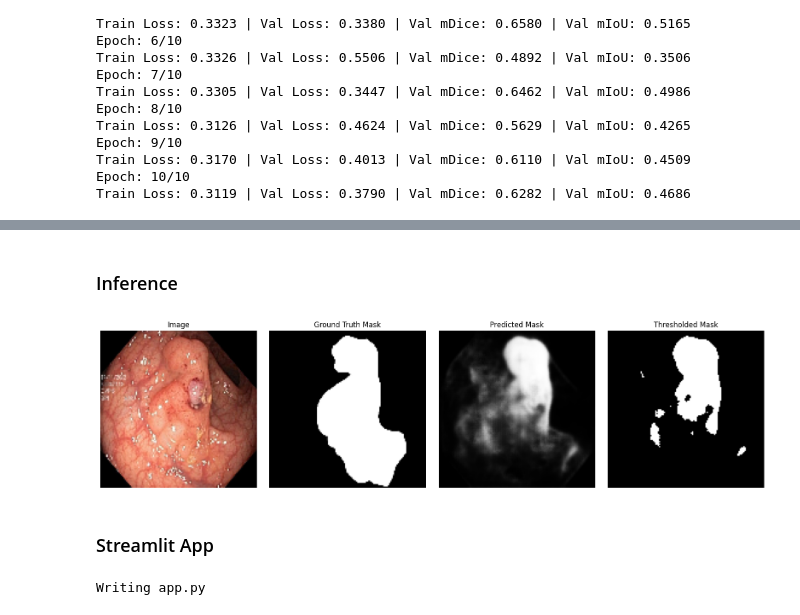
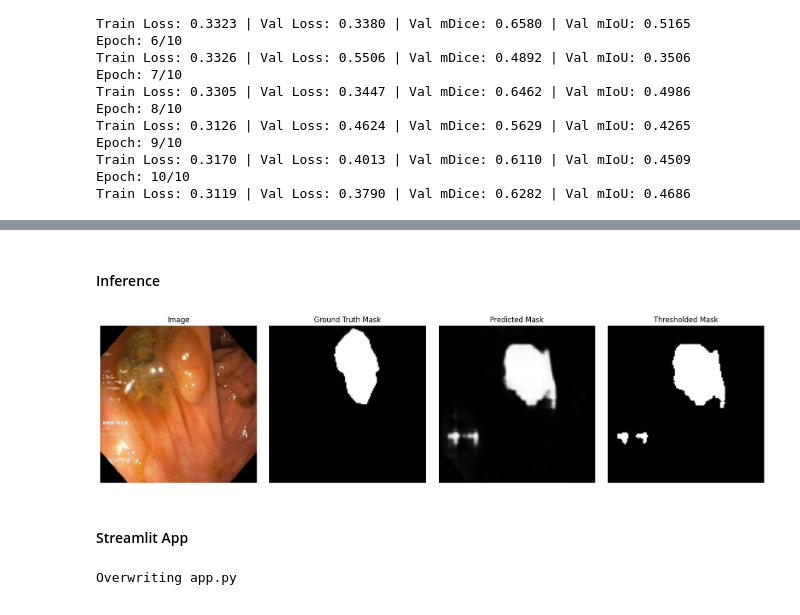
Before and after one commit to zuanki/PolypSegmentation, a Jupyter notebook: main.ipynb, the cells around one changed output, grey strips where cells are left out. Saved outputs shown, nothing was run; the diff lists cells and outputs as text; code cells hidden in the pictures.

```diff
--- a/main.ipynb
+++ b/main.ipynb
@@ -566,5 +612,5 @@ Train Loss: 0.3119 | Val Loss: 0.3790 | Val mDice: 0.6282 | Val mIoU: 0.4686
 # %% [markdown]
-### Inference
+#### Inference
 # %%
 #@title Inference
 def inference(model, image):
@@ -629,36 +675,36 @@ def plot_image_mask(image, mask, pred_mask, threshold=0.55):
     plt.tight_layout()
     plt.show()
 # %%
-name = "cju0qx73cjw570799j4n5cjze.jpg"
+name = "cju17bz250pgd0799u1hqkj5u.jpg"
 
 image_path = "/content/drive/MyDrive/MachineLearning/PolypSegmentation/data/Kvasir-SEG/images/" + name
 mask_path = "/content/drive/MyDrive/MachineLearning/PolypSegmentation/data/Kvasir-SEG/masks/" + name
 
 image = cv2.imread(image_path)
 image = cv2.cvtColor(image, cv2.COLOR_BGR2RGB)
 
 mask = cv2.imread(mask_path)
 mask = cv2.cvtColor(mask, cv2.COLOR_BGR2GRAY)
 
 # Image Preprocessing
 image = cv2.resize(image, (128, 128))
 image = image / 255.0
 
 # Mask Preprocessing
 mask = cv2.resize(mask, (128, 128))
 mask = mask / 255.0
 
 # Convert to tensor
 image = torch.from_numpy(image).permute(2, 0, 1).float()
 mask = torch.from_numpy(mask).unsqueeze(0).float()
 
 pred_mask = inference(model, image.unsqueeze(0))
 
 plot_image_mask(image, mask, pred_mask, 0.6)
 # %% [output]
-[figure, old version]
+[figure, new version]
 # %% [markdown]
-### Streamlit App
+#### Streamlit App
 # %%
 %%writefile app.py
 
@@ -849,7 +895,7 @@ def inference(model, image):
     return output
 
 # Set page title
-st.markdown("<h1 style='text-align: center; color: #0dbf8d;'>Polyp Segmentation using UNet</h1>", unsafe_allow_html=True)
+st.markdown("<h1 style='text-align: center; color: #0dbf8d;'>Polyp Segmentation using ResUNet</h1>", unsafe_allow_html=True)
 
 # # Display project details
 # st.markdown("<h2 style='color: #1488CC;'>Project Details</h2>", unsafe_allow_html=True)
@@ -879,7 +925,7 @@ if uploaded_file is not None:
 
     # Model
     model = ResUNet(channel=3).cuda()
-    model.load_state_dict(torch.load("/content/drive/MyDrive/MachineLearning/PolypSegmentation/models/unet_model_0.5818_0.4314.pt", map_location=torch.device('cuda')))
+    model.load_state_dict(torch.load("/content/drive/MyDrive/MachineLearning/PolypSegmentation/models/unet_model.pt", map_location=torch.device('cuda')))
 
     # Inference
     mask = inference(model, n_image)
@@ -908,6 +954,6 @@ if uploaded_file is not None:
         st.markdown("<h5 style='text-align: center;'>Predicted Mask</h5>", unsafe_allow_html=True)
         st.image(mask, caption="", use_column_width=True)
 # %% [output]
-Writing app.py
+Overwriting app.py
 # %%
 !streamlit run app.py & npx localtunnel --port 8501
```
Also changed, not shown: parts of 4 cells of this notebook, 1 other file.
